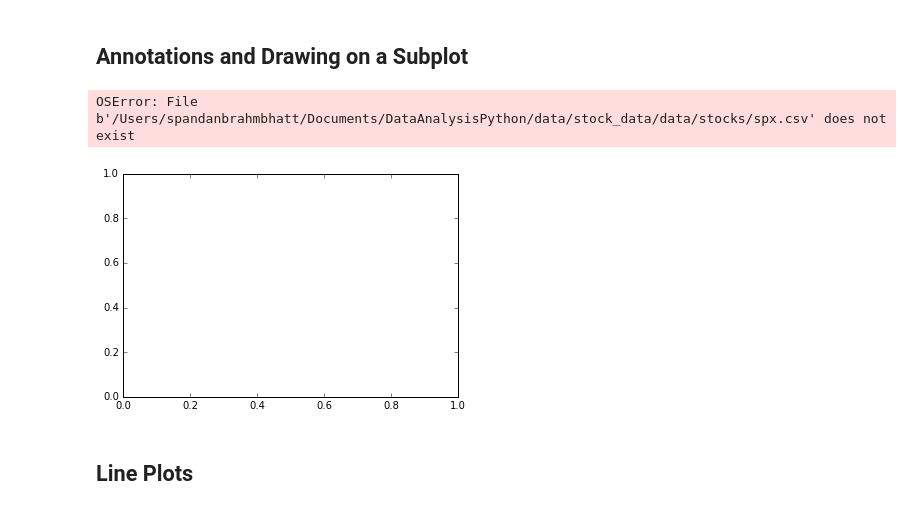
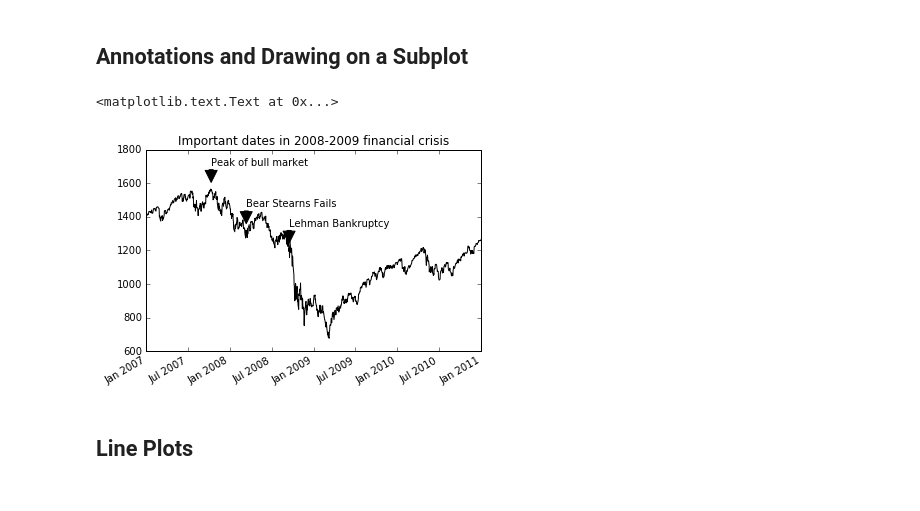
Before and after one commit to brahmbhattspandan/DataAnalysisPython, a Jupyter notebook: Lecture-10/Lecture-10_Matplotlib.ipynb, the cells around one changed output. Drawn from its saved outputs; the diff is of its cells as text; code cells hidden in the pictures.

```diff
--- a/Lecture-10/Lecture-10_Matplotlib.ipynb
+++ b/Lecture-10/Lecture-10_Matplotlib.ipynb
@@ -78,28 +78,28 @@ ax.legend(loc='best')
 # %%
 import pandas as pd
 from datetime import datetime
 fig = plt.figure()
 ax = fig.add_subplot(1, 1, 1)
-data = pd.read_csv('/Users/spandanbrahmbhatt/Documents/DataAnalysisPython/data/stock_data/data/stocks/spx.csv', index_col=0, parse_dates=True)
+data = pd.read_csv('/Users/spandanbrahmbhatt/Documents/DataAnalysisPython/data/spx.csv', index_col=0, parse_dates=True)
 spx = data['SPX']
 spx.plot(ax=ax, style='k-')
 crisis_data = [
   (datetime(2007, 10, 11), 'Peak of bull market'),
     (datetime(2008, 3, 12), 'Bear Stearns Fails'),
     (datetime(2008, 9, 15), 'Lehman Bankruptcy')
 ]
 for date, label in crisis_data:
     ax.annotate(label, xy=(date, spx.asof(date) + 50),
     xytext=(date, spx.asof(date) + 200),
                 arrowprops=dict(facecolor='black'),
                 horizontalalignment='left', verticalalignment='top')
     # Zoom in on 2007-2010
 ax.set_xlim(['1/1/2007', '1/1/2011'])
 ax.set_ylim([600, 1800])
 ax.set_title('Important dates in 2008-2009 financial crisis')
 # %% [output]
-OSError: File b'/Users/spandanbrahmbhatt/Documents/DataAnalysisPython/data/stock_data/data/stocks/spx.csv' does not exist
+<matplotlib.text.Text at 0x...>
-[figure, old version]
+[figure, new version]
 # %%
 plt.savefig('figpath.svg')
 # %% [markdown]
```
Also changed, not shown: 5 other files.
